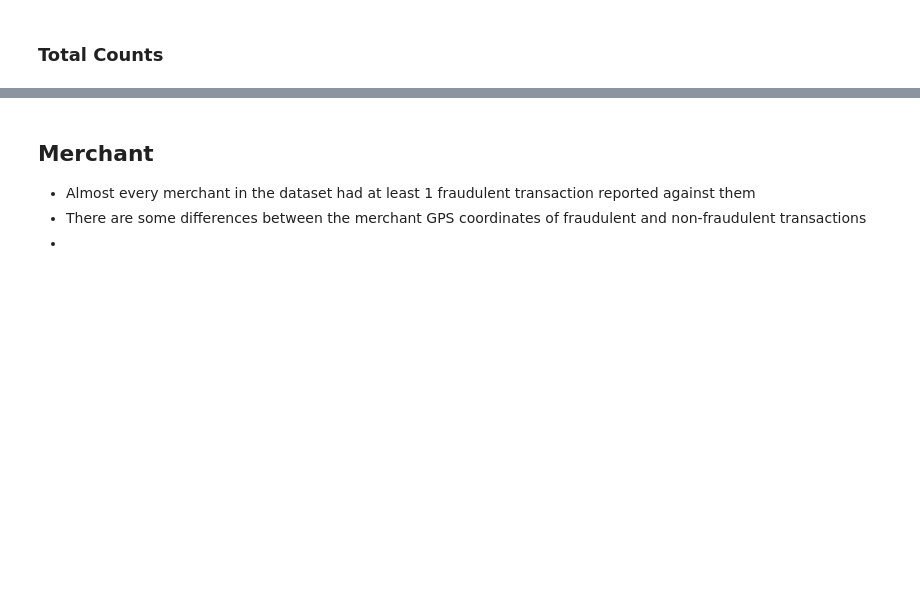
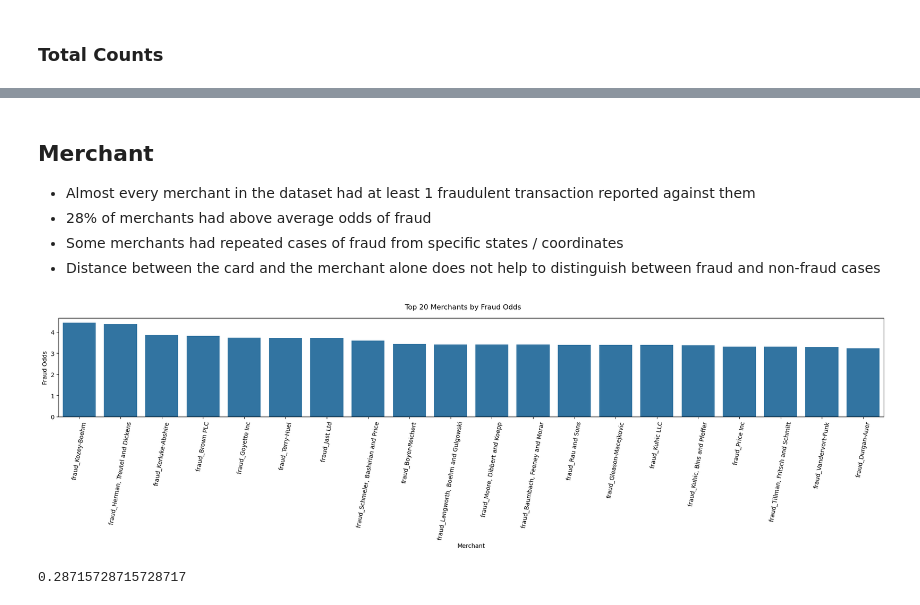
Before and after one commit to glebpnkv/fin_crime, a Jupyter notebook: 1_eda.ipynb, the cells around one changed output, grey strips where cells are left out. Saved outputs shown, nothing was run; the diff lists cells and outputs as text; code cells hidden in the pictures; blank space fills up the shorter version.

```diff
--- a/1_eda.ipynb
+++ b/1_eda.ipynb
@@ -247,5 +372,6 @@ sns.barplot(
 ## Merchant
 
 - Almost every merchant in the dataset had at least 1 fraudulent transaction reported against them
-- There are some differences between the merchant GPS coordinates of fraudulent and non-fraudulent transactions
--
+- 28% of merchants had above average odds of fraud
+- Some merchants had repeated cases of fraud from specific states / coordinates
+- Distance between the card and the merchant alone does not help to distinguish between fraud and non-fraud cases
@@ -264 +378,23 @@ df_loc = df_loc.fillna(0)
+# %%
+df_plot = df.groupby('merchant')['is_fraud'].mean().sort_values(ascending=False).to_frame('Fraud Odds')
+df_plot = df_plot / df['is_fraud'].mean()
+df_plot = df_plot.reset_index().rename(columns={"merchant": "Merchant"})
+
+plt.figure(figsize=(20, 6))
+
+ax = sns.barplot(
+    data=df_plot.head(20),
+    x="Merchant",
+    y="Fraud Odds",
+)
+
+plt.xticks(rotation=80)
+plt.suptitle("Top 20 Merchants by Fraud Odds")
+plt.tight_layout()
+# %% [output]
+[figure, added]
+# %%
+(df_plot['Fraud Odds'] > 1).mean()
+# %% [output]
+0.28715728715728717
 # %%
```
Also changed, not shown: parts of 43 cells of this notebook.
